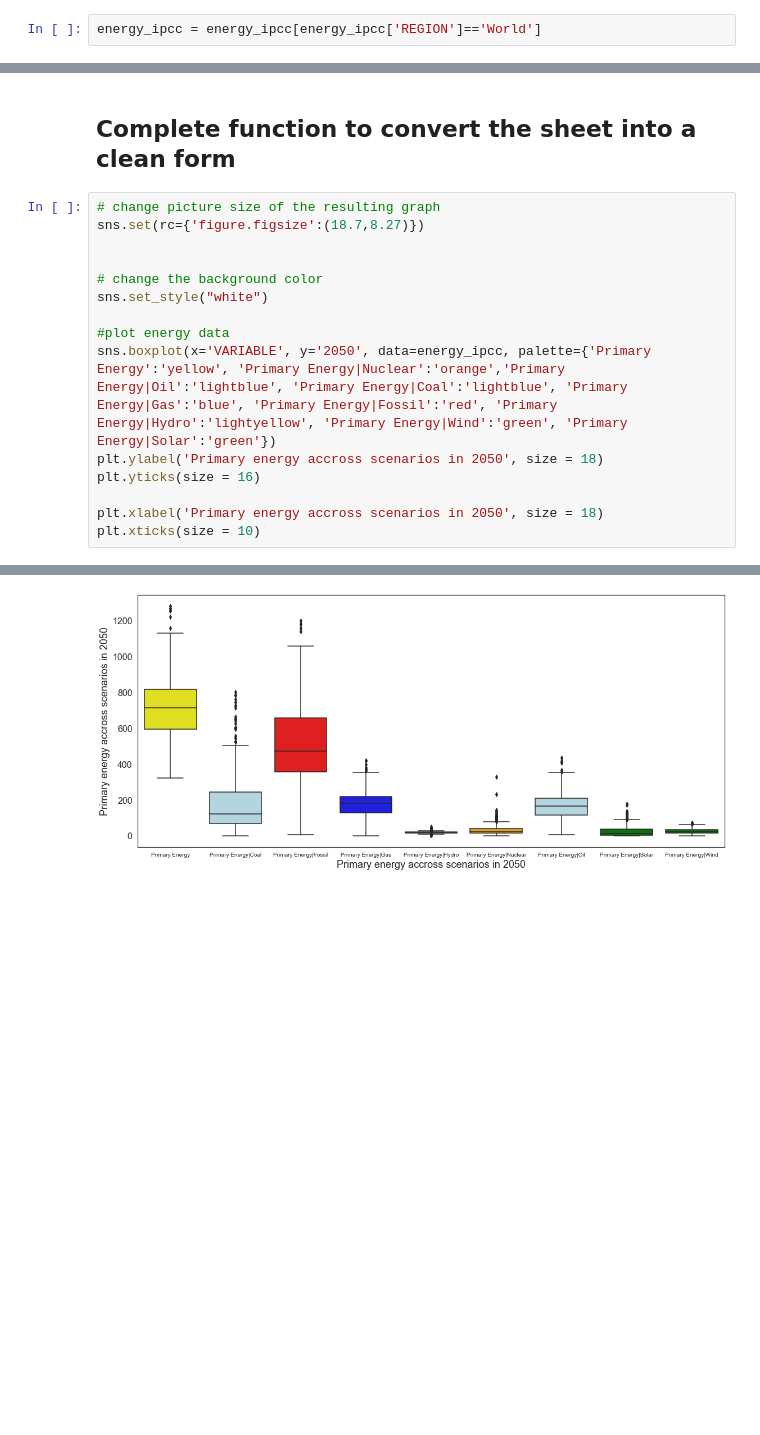
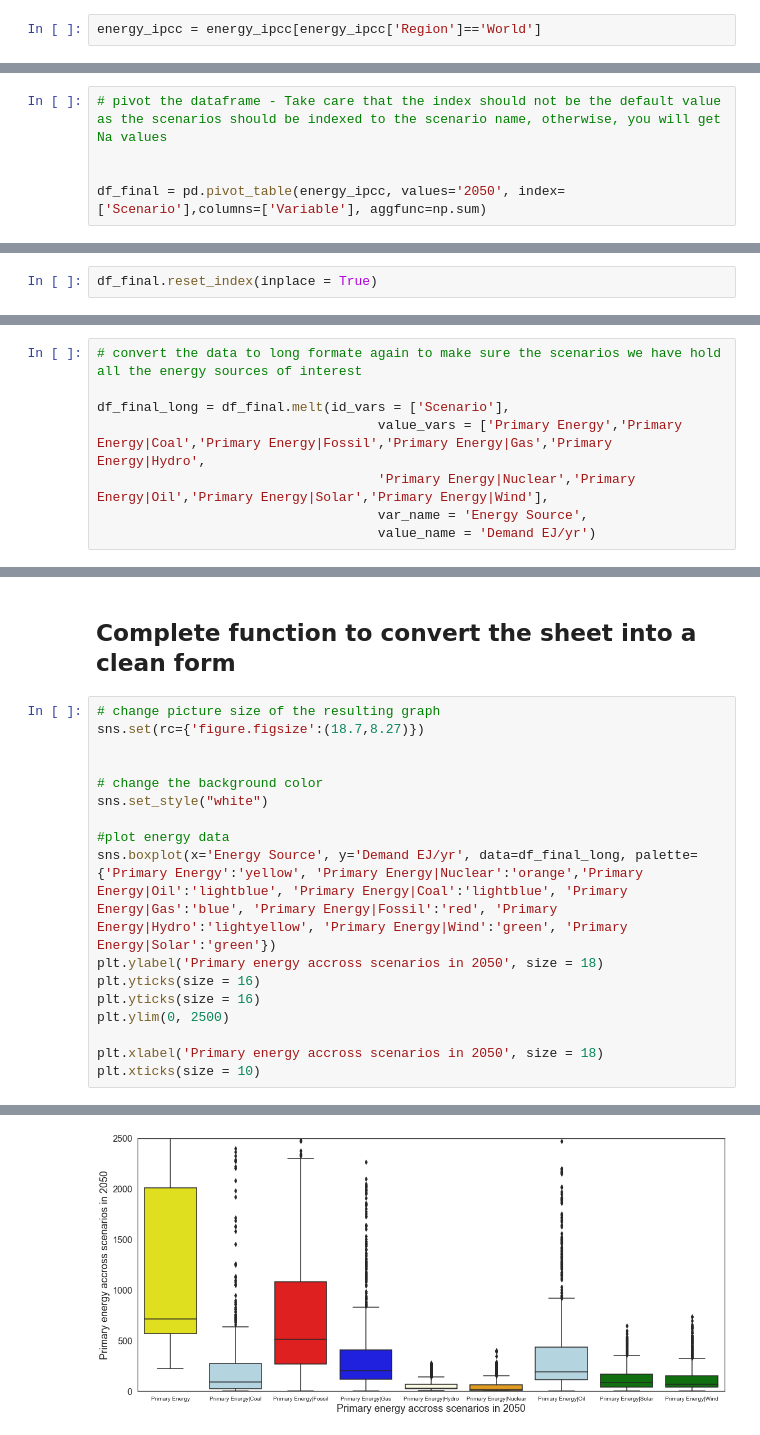
Before and after one commit to muadelm/IPCC_Scenarios, a Jupyter notebook: IPCC_Energy_Scenarios_AR6.ipynb, the cells around one changed output, grey strips where cells are left out. Saved outputs shown, nothing was run; the diff lists cells and outputs as text; blank space fills up the shorter version.

```diff
--- a/IPCC_Energy_Scenarios_AR6.ipynb
+++ b/IPCC_Energy_Scenarios_AR6.ipynb
@@ -96,4 +117,9 @@ Name: REGION, dtype: int64
 # %%
-energy_ipcc = energy_ipcc[energy_ipcc['REGION']=='World']
+energy_ipcc = energy_ipcc[energy_ipcc['Region']=='World']
 # %%
 # energy_ipcc['VARIABLE'] = energy_ipcc['VARIABLE'].str.replace("Primary Energy| ","")
+# %%
+# pivot the dataframe - Take care that the index should not be the default value as the scenarios should be indexed to the scenario name, otherwise, you will get Na values
+
+
+df_final = pd.pivot_table(energy_ipcc, values='2050', index=['Scenario'],columns=['Variable'], aggfunc=np.sum)
@@ -99,0 +136,2 @@ energy_ipcc = energy_ipcc[energy_ipcc['REGION']=='World']
+# %%
+df_final.reset_index(inplace = True)
@@ -99,0 +166,8 @@ energy_ipcc = energy_ipcc[energy_ipcc['REGION']=='World']
+# %%
+# convert the data to long formate again to make sure the scenarios we have hold all the energy sources of interest
+
+df_final_long = df_final.melt(id_vars = ['Scenario'],
+                                    value_vars = ['Primary Energy','Primary Energy|Coal','Primary Energy|Fossil','Primary Energy|Gas','Primary Energy|Hydro',
+                                    'Primary Energy|Nuclear','Primary Energy|Oil','Primary Energy|Solar','Primary Energy|Wind'],
+                                    var_name = 'Energy Source',
+                                    value_name = 'Demand EJ/yr')
@@ -102,18 +189,20 @@ energy_ipcc = energy_ipcc[energy_ipcc['REGION']=='World']
 # %%
 # change picture size of the resulting graph
 sns.set(rc={'figure.figsize':(18.7,8.27)})
 
 
 # change the background color
 sns.set_style("white")
 
 #plot energy data
-sns.boxplot(x='VARIABLE', y='2050', data=energy_ipcc, palette={'Primary Energy':'yellow', 'Primary Energy|Nuclear':'orange','Primary Energy|Oil':'lightblue', 'Primary Energy|Coal':'lightblue', 'Primary Energy|Gas':'blue', 'Primary Energy|Fossil':'red', 'Primary Energy|Hydro':'lightyellow', 'Primary Energy|Wind':'green', 'Primary Energy|Solar':'green'})
+sns.boxplot(x='Energy Source', y='Demand EJ/yr', data=df_final_long, palette={'Primary Energy':'yellow', 'Primary Energy|Nuclear':'orange','Primary Energy|Oil':'lightblue', 'Primary Energy|Coal':'lightblue', 'Primary Energy|Gas':'blue', 'Primary Energy|Fossil':'red', 'Primary Energy|Hydro':'lightyellow', 'Primary Energy|Wind':'green', 'Primary Energy|Solar':'green'})
 plt.ylabel('Primary energy accross scenarios in 2050', size = 18)
 plt.yticks(size = 16)
+plt.yticks(size = 16)
+plt.ylim(0, 2500)
 
 plt.xlabel('Primary energy accross scenarios in 2050', size = 18)
 plt.xticks(size = 10)
 # %% [output]
 (array([0, 1, 2, 3, 4, 5, 6, 7, 8]), <a list of 9 Text xticklabel objects>)
-[figure, old version]
+[figure, new version]
```
Also changed, not shown: parts of 18 cells of this notebook.
